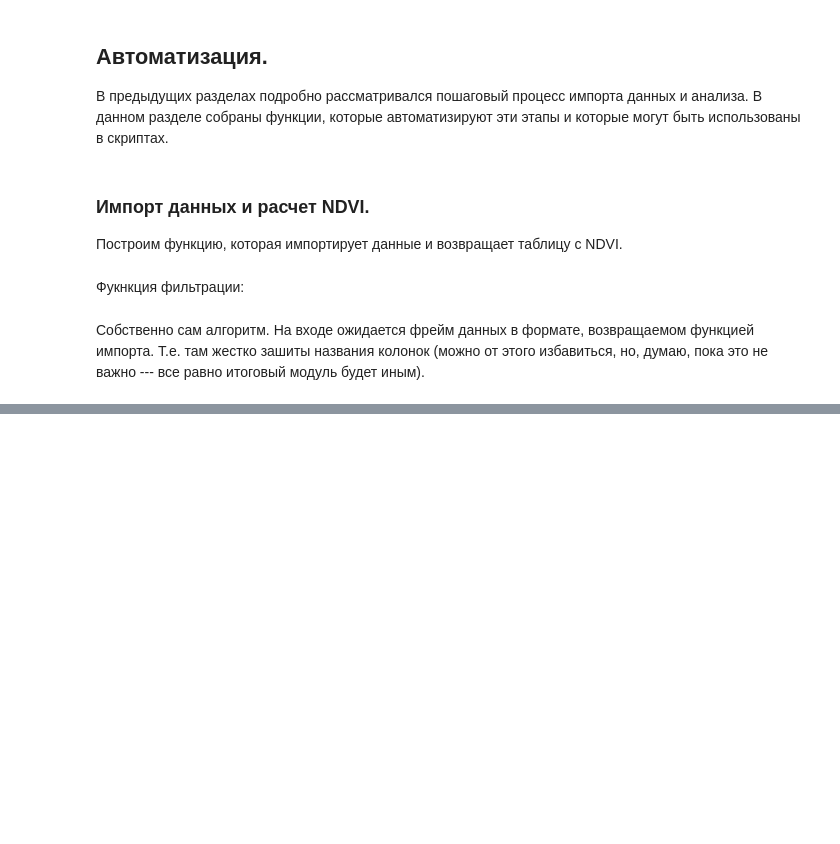
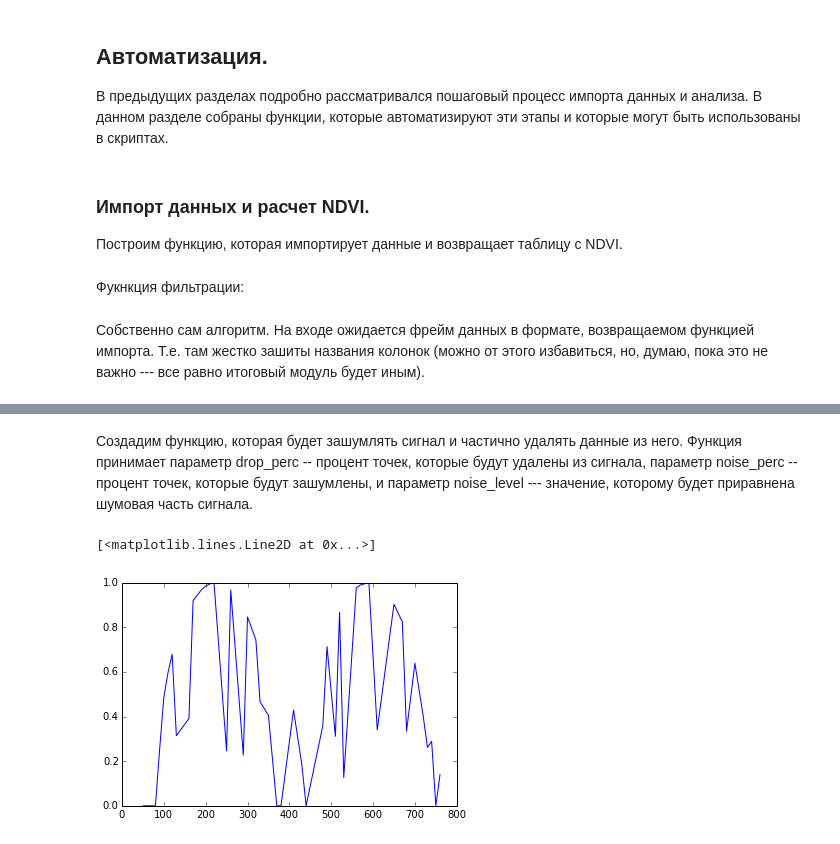
Before and after one commit to KolesovDmitry/remote_sensing, a Jupyter notebook: NDVI filtering by Savitzky-Golay.ipynb, the cells around one changed output, grey strips where cells are left out. Saved outputs shown, nothing was run; the diff lists cells and outputs as text; code cells hidden in the pictures; blank space fills up the shorter version.

```diff
--- a/NDVI filtering by Savitzky-Golay.ipynb
+++ b/NDVI filtering by Savitzky-Golay.ipynb
@@ -699,0 +737,27 @@ def fit_ndvi(frame, window_size=15, order=2):
+# %% [markdown]
+Создадим функцию, которая будет зашумлять сигнал и частично удалять данные из него. Функция принимает параметр drop_perc --  процент точек, которые будут удалены из сигнала, параметр noise_perc -- процент точек, которые будут зашумлены, и параметр noise_level --- значение, которому будет приравнена шумовая часть сигнала.
+# %%
+def get_noisy_signal(drop_perc=50, noise_perc=50, noise_level=0.3):
+    np.random.seed(0)
+
+    signal = get_signal()
+
+    size = len(signal)
+    all_index = signal.index.tolist()
+
+    noisy_count = int(size*noise_perc/100)
+    noisy_index = np.random.choice(all_index, size=noisy_count)
+    signal.NDVI[noisy_index] = noise_level + np.random.randn(noisy_count)/10
+
+    drop_count = int(size*drop_perc/100)
+    drop_index = np.random.choice(all_index, size=drop_count)
+    signal.NDVI[drop_index] = nan
+
+    return signal.dropna()
+
+
+frame = get_noisy_signal()
+plot(frame.DayNum, frame.NDVI)
+# %% [output]
+[<matplotlib.lines.Line2D at 0x...>]
+[figure, added]
```
Also changed, not shown: parts of 24 cells of this notebook.
